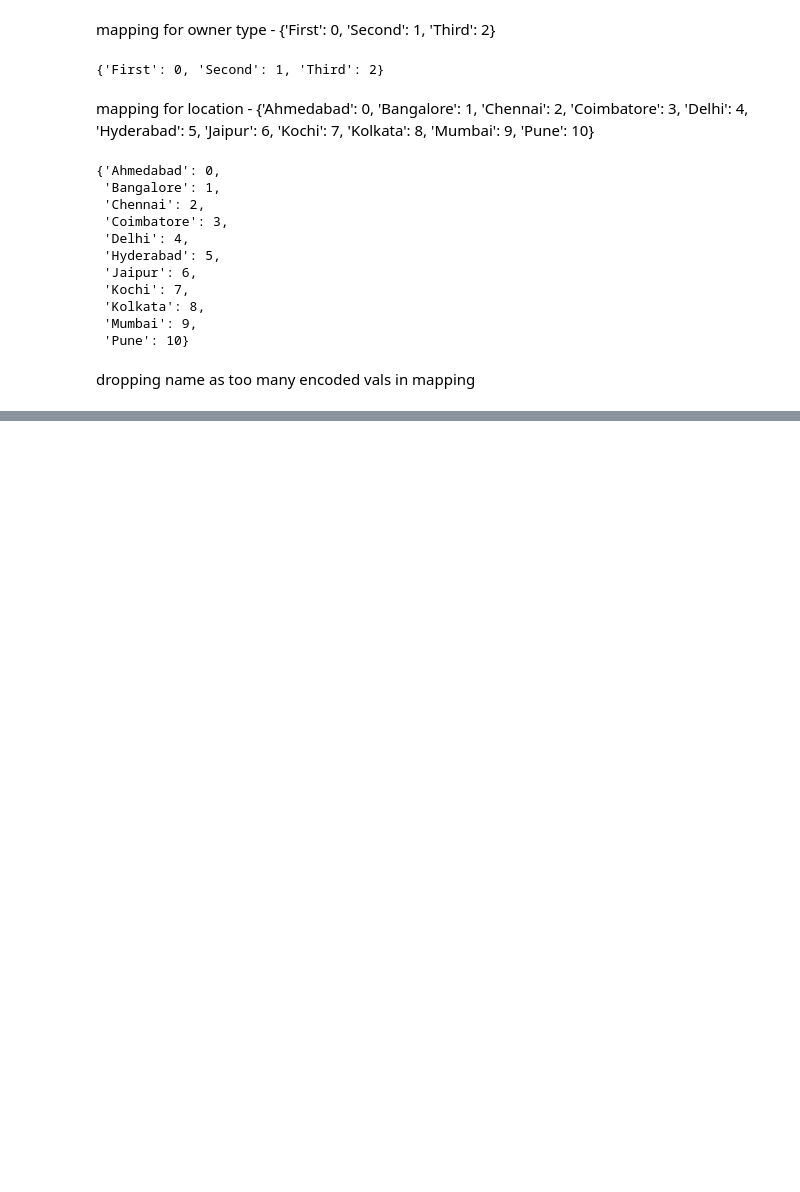
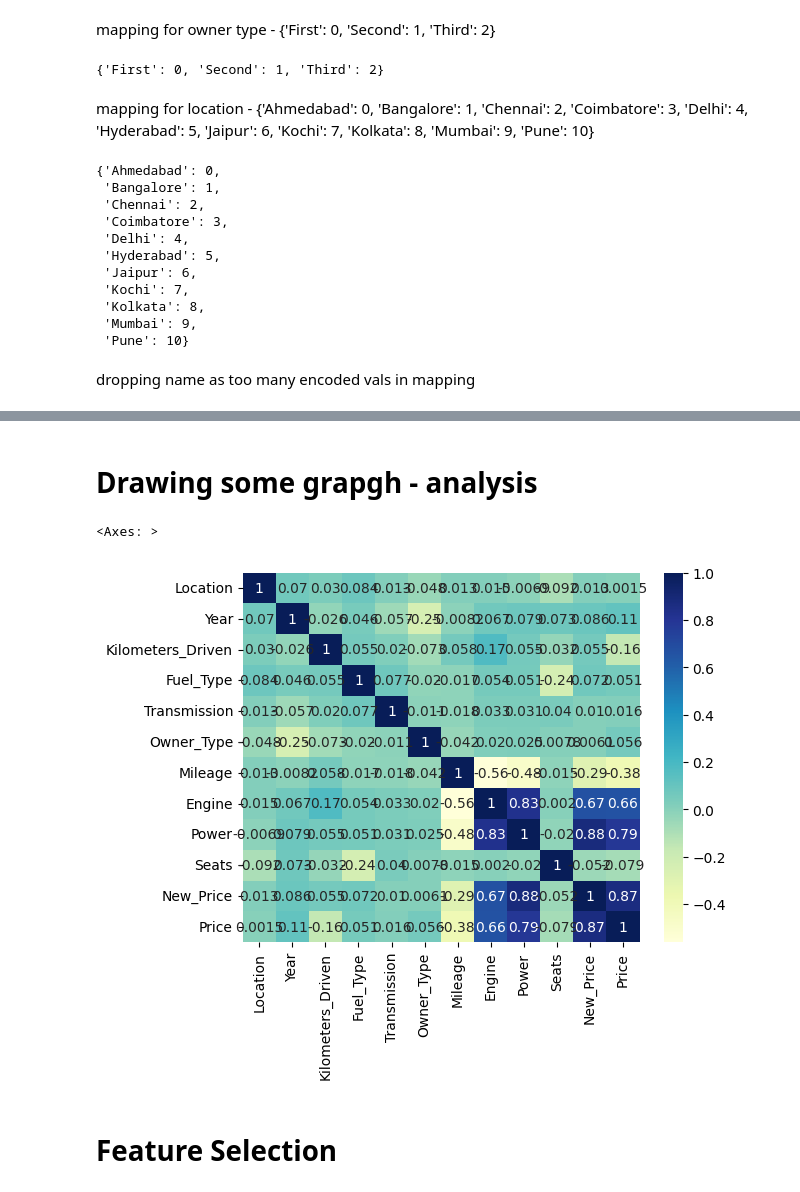
Before and after one commit to snimale/ML-Learning, a Jupyter notebook: DataPreprocessingPractice.ipynb, the cells around one changed output, grey strips where cells are left out. Cells and saved outputs as stored; diff of their text form; code cells hidden in the pictures; blank space fills up the shorter version.

Commit message:
Added Standardization, Normalization, Corr HeatMap, Feature Selection

```diff
--- a/DataPreprocessingPractice.ipynb
+++ b/DataPreprocessingPractice.ipynb
@@ -424,0 +427,4 @@ df.head(3)
+# %%
+from sklearn.preprocessing import MinMaxScaler
+scaler = MinMaxScaler()
+df[['Engine', 'Power', 'Mileage']] = pd.DataFrame(scaler.fit_transform(df[['Engine', 'Power', 'Mileage']]))
@@ -424,0 +440,4 @@ df.head(3)
+# %%
+from sklearn.preprocessing import MinMaxScaler
+scaler = MinMaxScaler()
+df[['New_Price', 'Price', 'Kilometers_Driven']] = pd.DataFrame(scaler.fit_transform(df[['New_Price', 'Price', 'Kilometers_Driven']]))
@@ -424,0 +455,9 @@ df.head(3)
+# %% [markdown]
+# Drawing some grapgh - analysis
+# %%
+sns.heatmap(df.corr(), annot=True, cmap='YlGnBu')
+# %% [output]
+<Axes: >
+[figure, added]
+# %% [markdown]
+# Feature Selection
```
Also changed, not shown: parts of 15 cells of this notebook.
